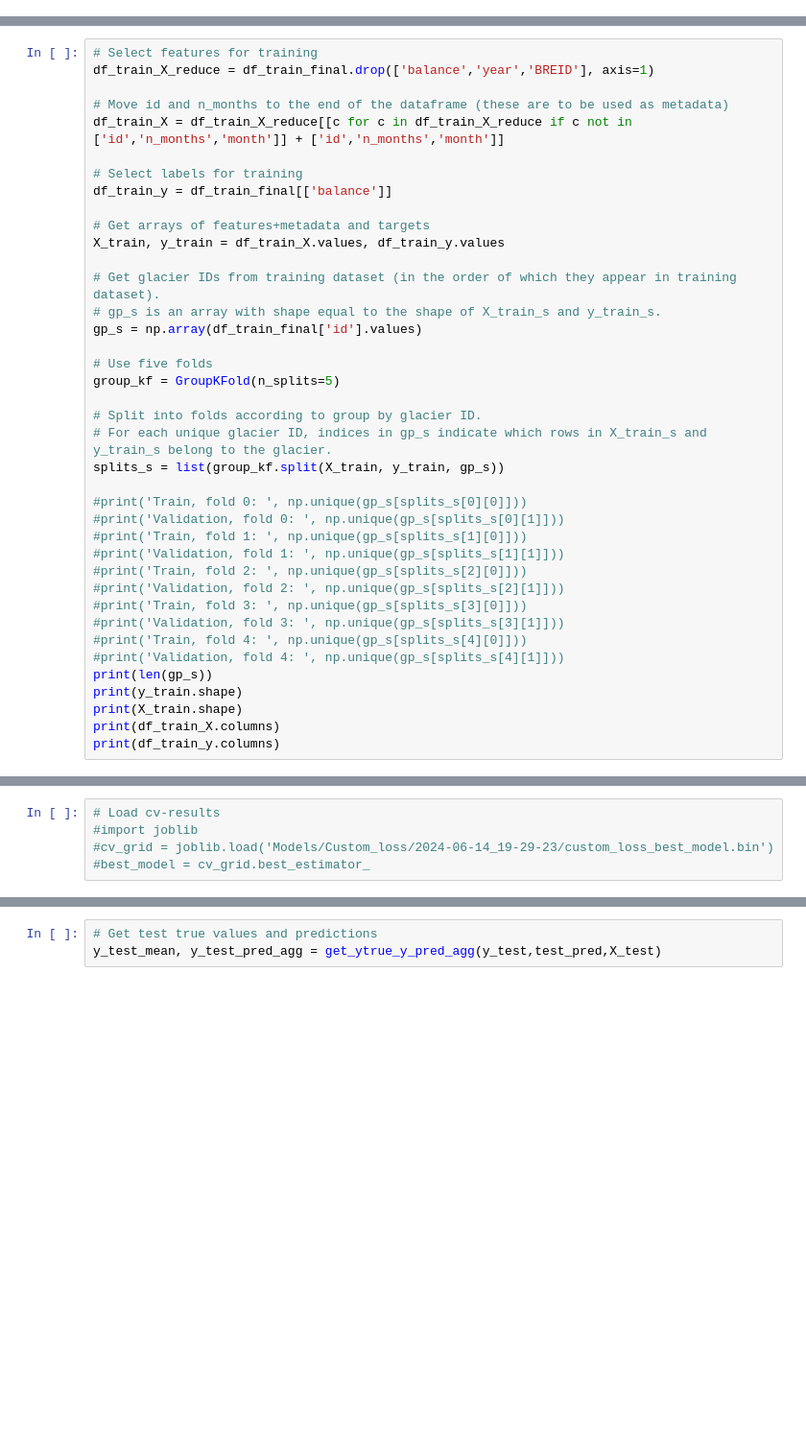
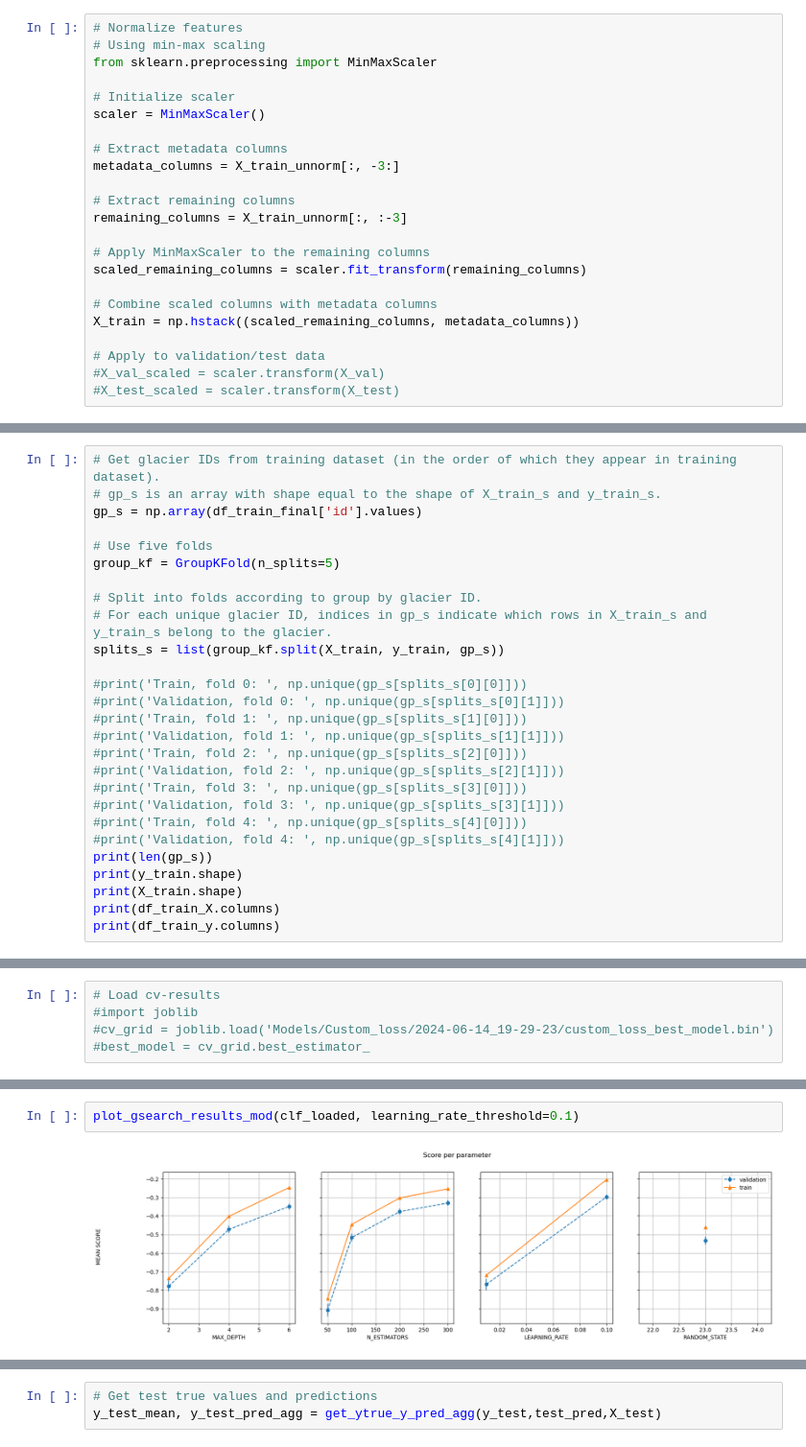
Before and after one commit to khsjursen/ML_MB_Norway, a Jupyter notebook: mb_model_custom_loss.ipynb, the cells around one changed output, grey strips where cells are left out. Shown at 96% size. Saved outputs shown, nothing was run; the diff lists cells and outputs as text; blank space fills up the shorter version.

```diff
--- a/mb_model_custom_loss.ipynb
+++ b/mb_model_custom_loss.ipynb
@@ -549,0 +562,23 @@ df_test_final
+# %%
+# Normalize features
+# Using min-max scaling
+from sklearn.preprocessing import MinMaxScaler
+
+# Initialize scaler
+scaler = MinMaxScaler()
+
+# Extract metadata columns
+metadata_columns = X_train_unnorm[:, -3:]
+
+# Extract remaining columns
+remaining_columns = X_train_unnorm[:, :-3]
+
+# Apply MinMaxScaler to the remaining columns
+scaled_remaining_columns = scaler.fit_transform(remaining_columns)
+
+# Combine scaled columns with metadata columns
+X_train = np.hstack((scaled_remaining_columns, metadata_columns))
+
+# Apply to validation/test data
+#X_val_scaled = scaler.transform(X_val)
+#X_test_scaled = scaler.transform(X_test)
@@ -550,16 +617,4 @@ df_test_final
 # %%
-# Select features for training
-df_train_X_reduce = df_train_final.drop(['balance','year','BREID'], axis=1)
-
-# Move id and n_months to the end of the dataframe (these are to be used as metadata)
-df_train_X = df_train_X_reduce[[c for c in df_train_X_reduce if c not in ['id','n_months','month']] + ['id','n_months','month']]
-
-# Select labels for training
-df_train_y = df_train_final[['balance']]
-
-# Get arrays of features+metadata and targets
-X_train, y_train = df_train_X.values, df_train_y.values
-
 # Get glacier IDs from training dataset (in the order of which they appear in training dataset).
 # gp_s is an array with shape equal to the shape of X_train_s and y_train_s.
 gp_s = np.array(df_train_final['id'].values)
@@ -1655,0 +1780,4 @@ CustomXGBRegressor(base_score=None, booster=None, callbacks=None,
+# %%
+plot_gsearch_results_mod(clf_loaded, learning_rate_threshold=0.1)
+# %% [output]
+[figure, added]
```
Also changed, not shown: parts of 19 cells of this notebook.
